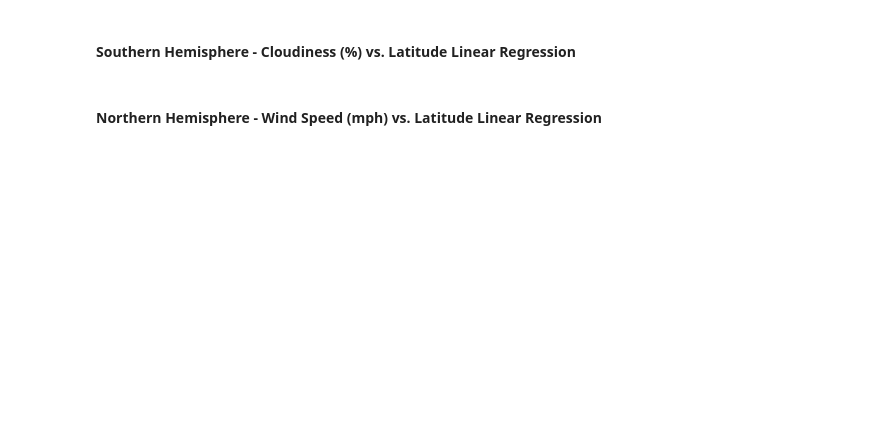
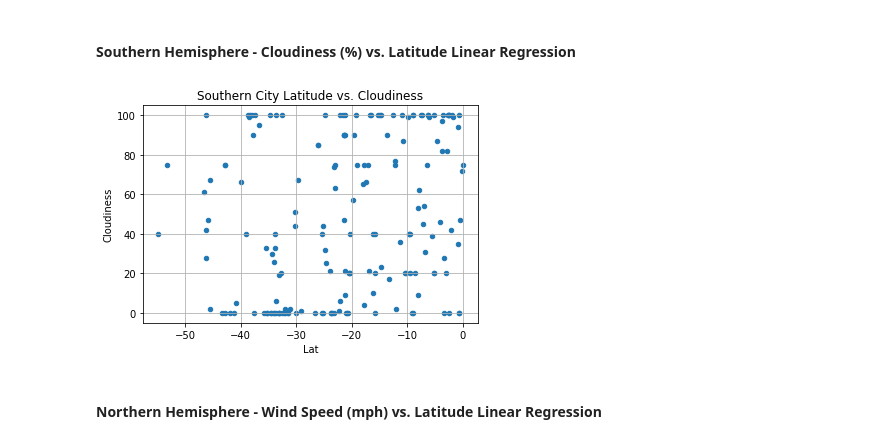
Before and after one commit to avinashdhawan/python-api-challenge, a Jupyter notebook: WeatherPy/WeatherPy_akd.ipynb, the cells around one changed output. Saved outputs shown, nothing was run; the diff lists cells and outputs as text; code cells hidden in the pictures; blank space fills up the shorter version.

```diff
--- a/WeatherPy/WeatherPy_akd.ipynb
+++ b/WeatherPy/WeatherPy_akd.ipynb
@@ -466,18 +471,20 @@ plt.show()
 ####  Southern Hemisphere - Cloudiness (%) vs. Latitude Linear Regression
 # %%
 # Latitude vs. Temperature Plot
-southern_plot = weather_data_southern_df.plot(kind='scatter',x='Lat',y='Max Temp', title= 'Southern City Latitude vs. Max Temperatures')
+southern_plot = weather_data_southern_df.plot(kind='scatter',x='Lat',y='Cloudiness', title= 'Southern City Latitude vs. Cloudiness')
 northern_plot.set_xlabel("Latitude")
-northern_plot.set_ylabel("Temperature (Celsius)")
+northern_plot.set_ylabel("Cloudiness %")
 
 plt.grid(True)
 
 
 # Save the figure
-plt.savefig("Southern_Latitude_vs_Temperature_Plot.png")
+plt.savefig("Southern_Latitude_vs_Cloudiness_Plot.png")
 
 # Show plot
 plt.show()
+# %% [output]
+[figure, added]
 # %% [markdown]
 ####  Northern Hemisphere - Wind Speed (mph) vs. Latitude Linear Regression
 # %%
```
Also changed, not shown: parts of 7 cells of this notebook.
